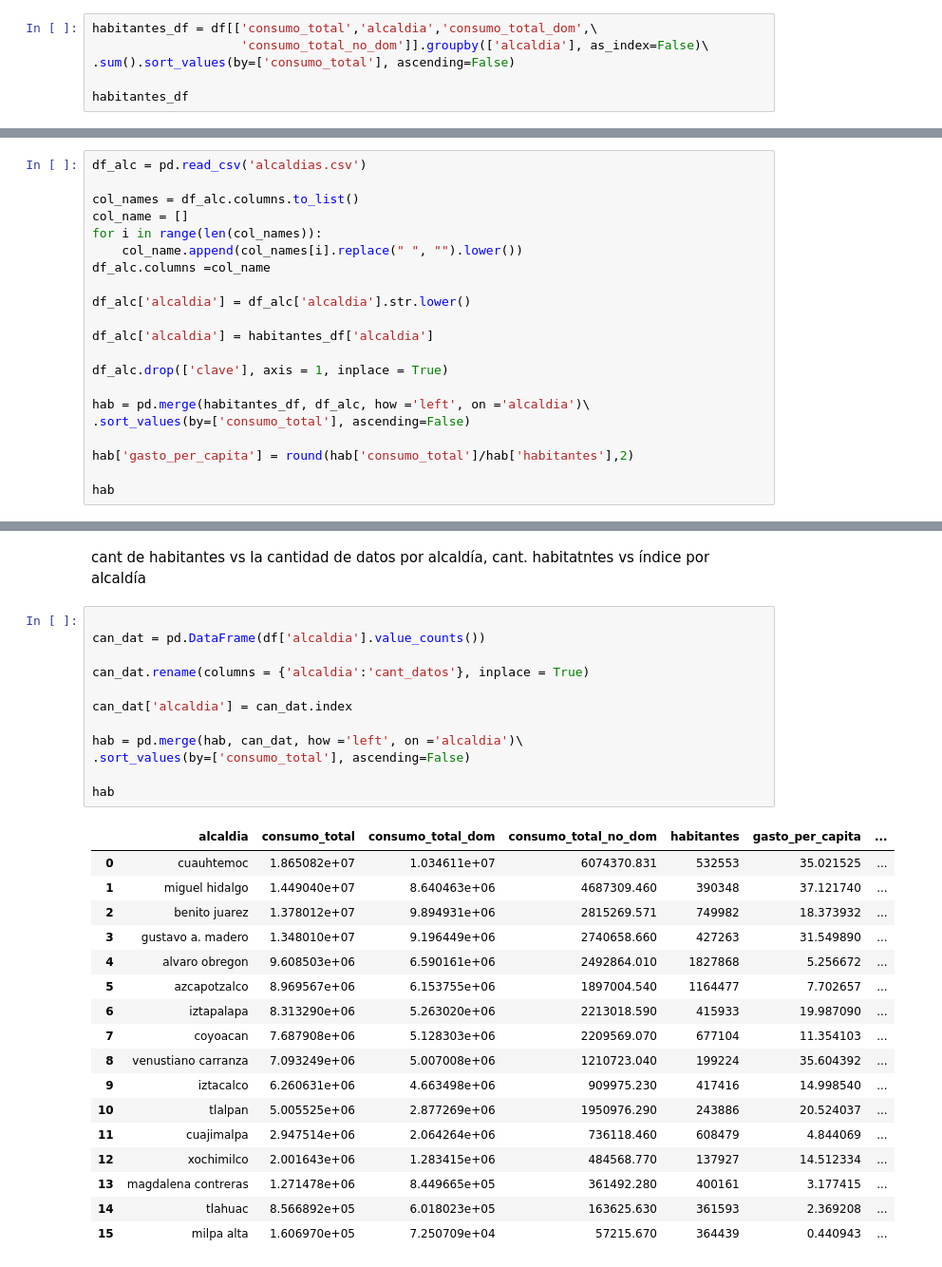
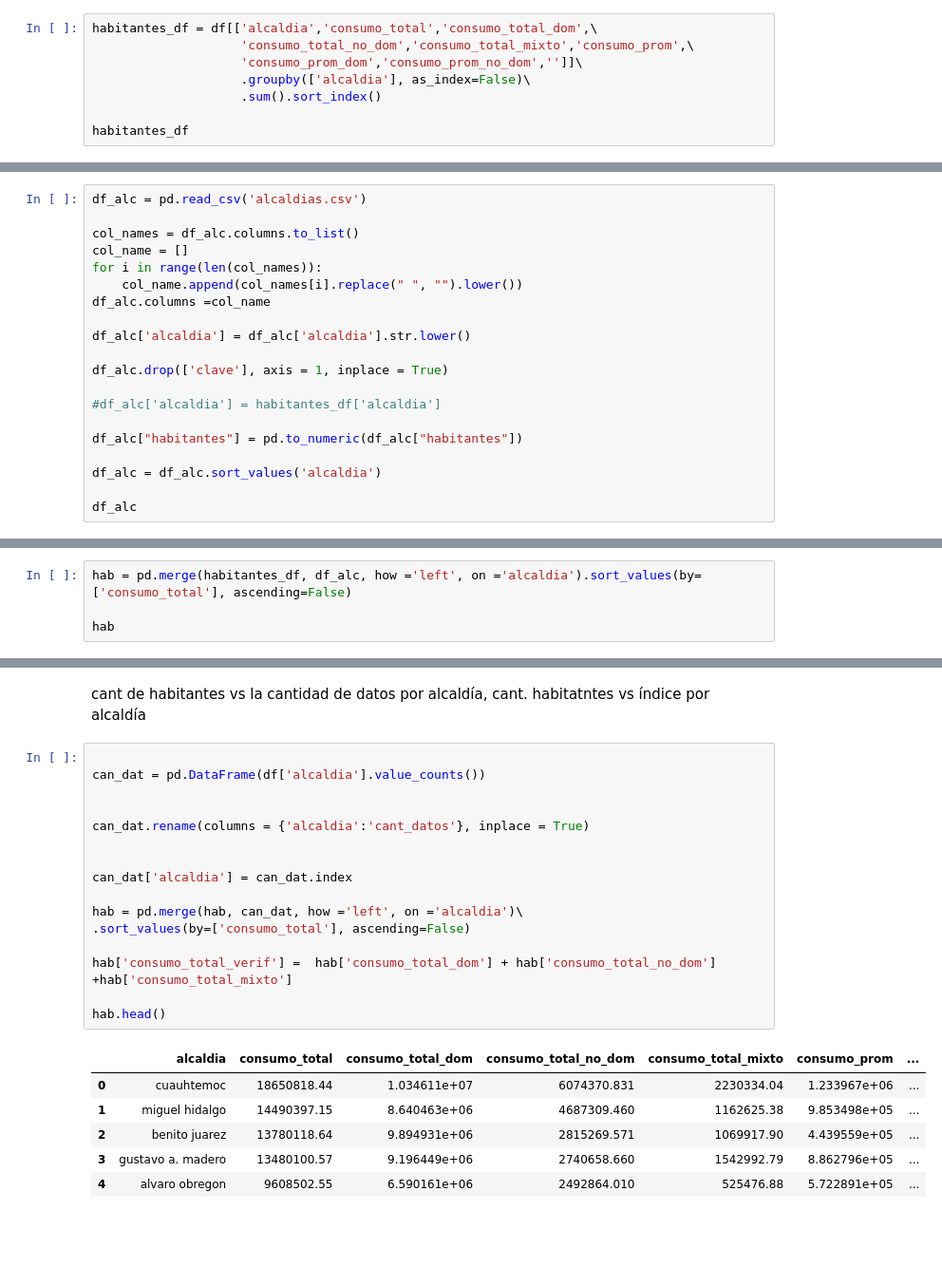
Before and after one commit to ElenaVillano/eda_geda_conagua, a Jupyter notebook: GEDA_Carlos.ipynb, the cells around one changed output, grey strips where cells are left out. Shown at 95% size. Saved outputs shown, nothing was run; the diff lists cells and outputs as text; blank space fills up the shorter version.

```diff
--- a/GEDA_Carlos.ipynb
+++ b/GEDA_Carlos.ipynb
@@ -55,7 +50,9 @@ Name: dum_ind_des, dtype: float64
 # %%
-habitantes_df = df[['consumo_total','alcaldia','consumo_total_dom',\
-                    'consumo_total_no_dom']].groupby(['alcaldia'], as_index=False)\
-.sum().sort_values(by=['consumo_total'], ascending=False)
+habitantes_df = df[['alcaldia','consumo_total','consumo_total_dom',\
+                    'consumo_total_no_dom','consumo_total_mixto','consumo_prom',\
+                    'consumo_prom_dom','consumo_prom_no_dom','']]\
+                    .groupby(['alcaldia'], as_index=False)\
+                    .sum().sort_index()
 
 habitantes_df
 # %% [output]
@@ -87,14 +84,13 @@ df_alc.columns =col_name
 
 df_alc['alcaldia'] = df_alc['alcaldia'].str.lower()
 
-df_alc['alcaldia'] = habitantes_df['alcaldia']
-
 df_alc.drop(['clave'], axis = 1, inplace = True)
 
-hab = pd.merge(habitantes_df, df_alc, how ='left', on ='alcaldia')\
-.sort_values(by=['consumo_total'], ascending=False)
+#df_alc['alcaldia'] = habitantes_df['alcaldia']
 
-hab['gasto_per_capita'] = round(hab['consumo_total']/hab['habitantes'],2)
+df_alc["habitantes"] = pd.to_numeric(df_alc["habitantes"])
 
-hab
+df_alc = df_alc.sort_values('alcaldia')
+
+df_alc
 # %% [output]
@@ -117,0 +114,4 @@ hab
+# %%
+hab = pd.merge(habitantes_df, df_alc, how ='left', on ='alcaldia').sort_values(by=['consumo_total'], ascending=False)
+
+hab
@@ -140,30 +190,23 @@ cant de habitantes vs la cantidad de datos por alcaldía, cant. habitatntes vs
 # %%
 
 can_dat = pd.DataFrame(df['alcaldia'].value_counts())
 
+
 can_dat.rename(columns = {'alcaldia':'cant_datos'}, inplace = True)
+
 
 can_dat['alcaldia'] = can_dat.index
 
 hab = pd.merge(hab, can_dat, how ='left', on ='alcaldia')\
 .sort_values(by=['consumo_total'], ascending=False)
 
-hab
+hab['consumo_total_verif'] =  hab['consumo_total_dom'] + hab['consumo_total_no_dom'] +hab['consumo_total_mixto']
+
+hab.head()
 # %% [output]
-|  | alcaldia | consumo_total | consumo_total_dom | consumo_total_no_dom | habitantes | gasto_per_capita | ... |
-| 0 | cuauhtemoc | 1.865082e+07 | 1.034611e+07 | 6074370.831 | 532553 | 35.021525 | ... |
-| 1 | miguel hidalgo | 1.449040e+07 | 8.640463e+06 | 4687309.460 | 390348 | 37.121740 | ... |
-| 2 | benito juarez | 1.378012e+07 | 9.894931e+06 | 2815269.571 | 749982 | 18.373932 | ... |
-| 3 | gustavo a. madero | 1.348010e+07 | 9.196449e+06 | 2740658.660 | 427263 | 31.549890 | ... |
-| 4 | alvaro obregon | 9.608503e+06 | 6.590161e+06 | 2492864.010 | 1827868 | 5.256672 | ... |
-| 5 | azcapotzalco | 8.969567e+06 | 6.153755e+06 | 1897004.540 | 1164477 | 7.702657 | ... |
-| 6 | iztapalapa | 8.313290e+06 | 5.263020e+06 | 2213018.590 | 415933 | 19.987090 | ... |
-| 7 | coyoacan | 7.687908e+06 | 5.128303e+06 | 2209569.070 | 677104 | 11.354103 | ... |
-| 8 | venustiano carranza | 7.093249e+06 | 5.007008e+06 | 1210723.040 | 199224 | 35.604392 | ... |
-| 9 | iztacalco | 6.260631e+06 | 4.663498e+06 | 909975.230 | 417416 | 14.998540 | ... |
-| 10 | tlalpan | 5.005525e+06 | 2.877269e+06 | 1950976.290 | 243886 | 20.524037 | ... |
-| 11 | cuajimalpa | 2.947514e+06 | 2.064264e+06 | 736118.460 | 608479 | 4.844069 | ... |
-| 12 | xochimilco | 2.001643e+06 | 1.283415e+06 | 484568.770 | 137927 | 14.512334 | ... |
-| 13 | magdalena contreras | 1.271478e+06 | 8.449665e+05 | 361492.280 | 400161 | 3.177415 | ... |
-| 14 | tlahuac | 8.566892e+05 | 6.018023e+05 | 163625.630 | 361593 | 2.369208 | ... |
-| 15 | milpa alta | 1.606970e+05 | 7.250709e+04 | 57215.670 | 364439 | 0.440943 | ... |
+|  | alcaldia | consumo_total | consumo_total_dom | consumo_total_no_dom | consumo_total_mixto | consumo_prom | ... |
+| 0 | cuauhtemoc | 18650818.44 | 1.034611e+07 | 6074370.831 | 2230334.04 | 1.233967e+06 | ... |
+| 1 | miguel hidalgo | 14490397.15 | 8.640463e+06 | 4687309.460 | 1162625.38 | 9.853498e+05 | ... |
+| 2 | benito juarez | 13780118.64 | 9.894931e+06 | 2815269.571 | 1069917.90 | 4.439559e+05 | ... |
+| 3 | gustavo a. madero | 13480100.57 | 9.196449e+06 | 2740658.660 | 1542992.79 | 8.862796e+05 | ... |
+| 4 | alvaro obregon | 9608502.55 | 6.590161e+06 | 2492864.010 | 525476.88 | 5.722891e+05 | ... |
```
Also changed, not shown: parts of 11 cells of this notebook, 1 other file.
